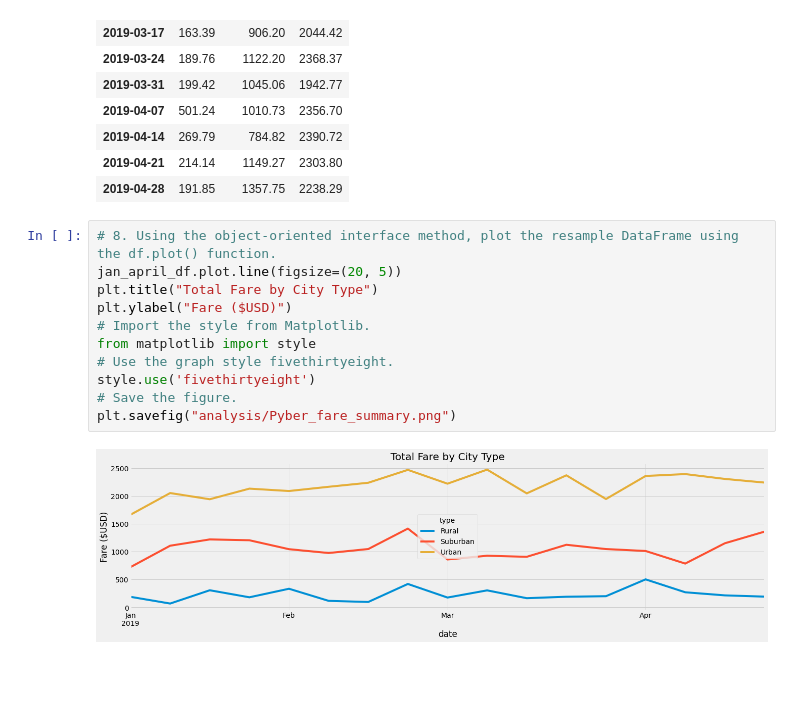
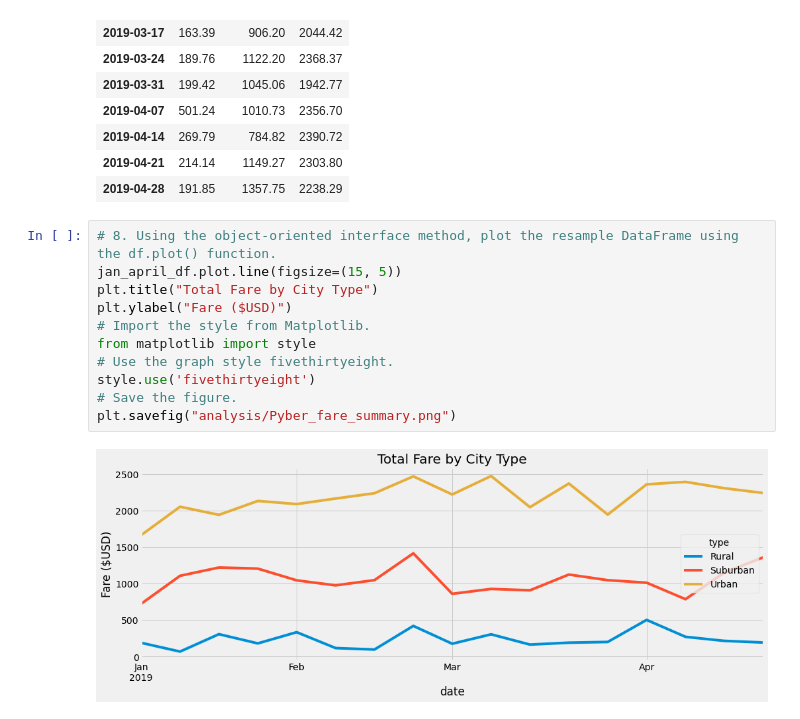
Before and after one commit to dkleitsch/PyBer_Analysis, a Jupyter notebook: PyBer_Challenge.ipynb, the cells around one changed output. Drawn from its saved outputs; the diff is of its cells as text; blank space fills up the shorter version.

```diff
--- a/PyBer_Challenge.ipynb
+++ b/PyBer_Challenge.ipynb
@@ -273,14 +273,14 @@ jan_april_df
 | 2019-04-28 | 191.85 | 1357.75 | 2238.29 |
 # %%
 # 8. Using the object-oriented interface method, plot the resample DataFrame using the df.plot() function.
-jan_april_df.plot.line(figsize=(20, 5))
+jan_april_df.plot.line(figsize=(15, 5))
 plt.title("Total Fare by City Type")
 plt.ylabel("Fare ($USD)")
 # Import the style from Matplotlib.
 from matplotlib import style
 # Use the graph style fivethirtyeight.
 style.use('fivethirtyeight')
 # Save the figure.
 plt.savefig("analysis/Pyber_fare_summary.png")
 # %% [output]
-[figure, old version]
+[figure, new version]
```
Also changed, not shown: 1 other file.
